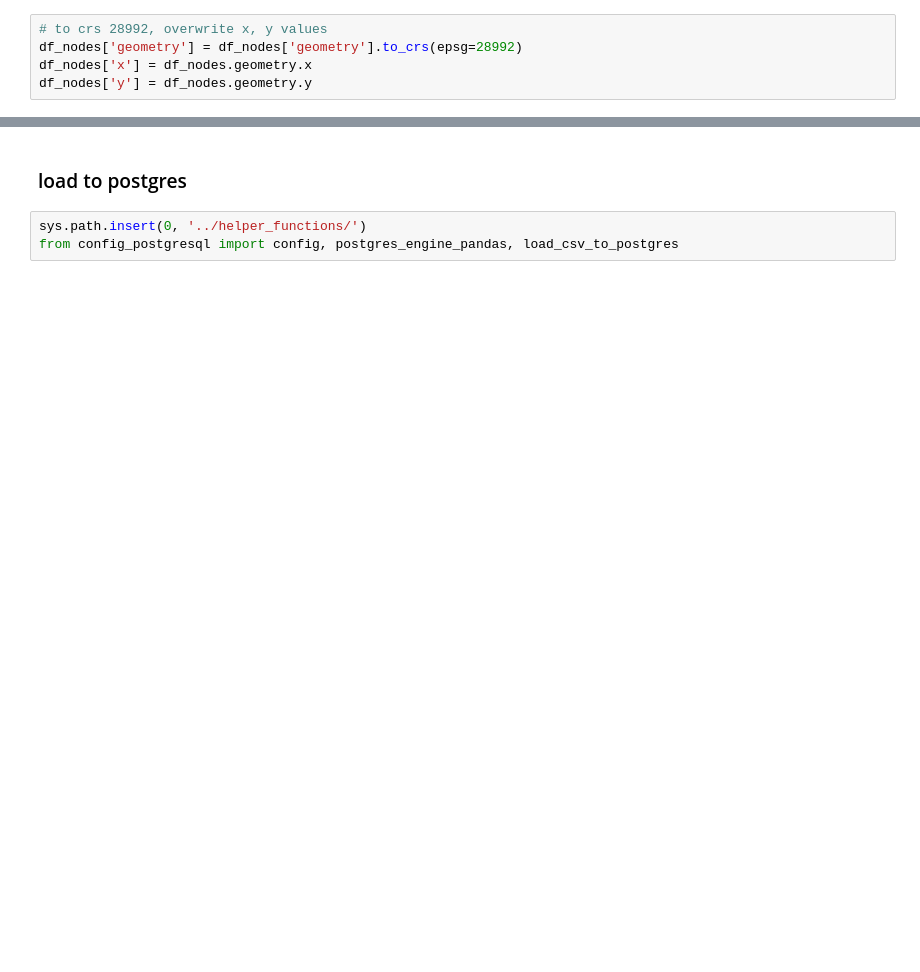
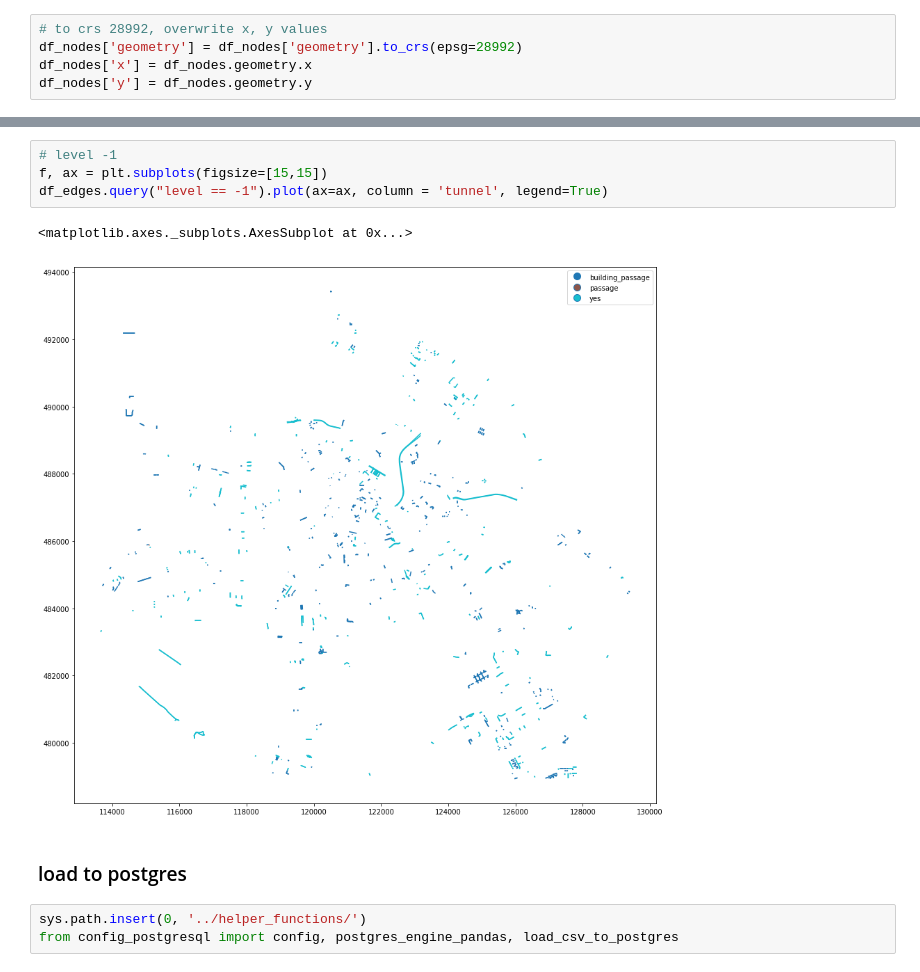
Before and after one commit to rmania/distance_matrix_datapipeline, a Jupyter notebook: osm_network/amsterdam_osm_network.ipynb, the cells around one changed output, grey strips where cells are left out. Cells and saved outputs as stored; diff of their text form; blank space fills up the shorter version.

```diff
--- a/osm_network/amsterdam_osm_network.ipynb
+++ b/osm_network/amsterdam_osm_network.ipynb
@@ -52,3 +93,10 @@ df_edges.plot(ax=ax)
+# %%
+# level -1
+f, ax = plt.subplots(figsize=[15,15])
+df_edges.query("level == -1").plot(ax=ax, column = 'tunnel', legend=True)
+# %% [output]
+<matplotlib.axes._subplots.AxesSubplot at 0x...>
+[figure, added]
 # %% [markdown]
 ### load to postgres
 # %%
```
Also changed, not shown: parts of 14 cells of this notebook.
